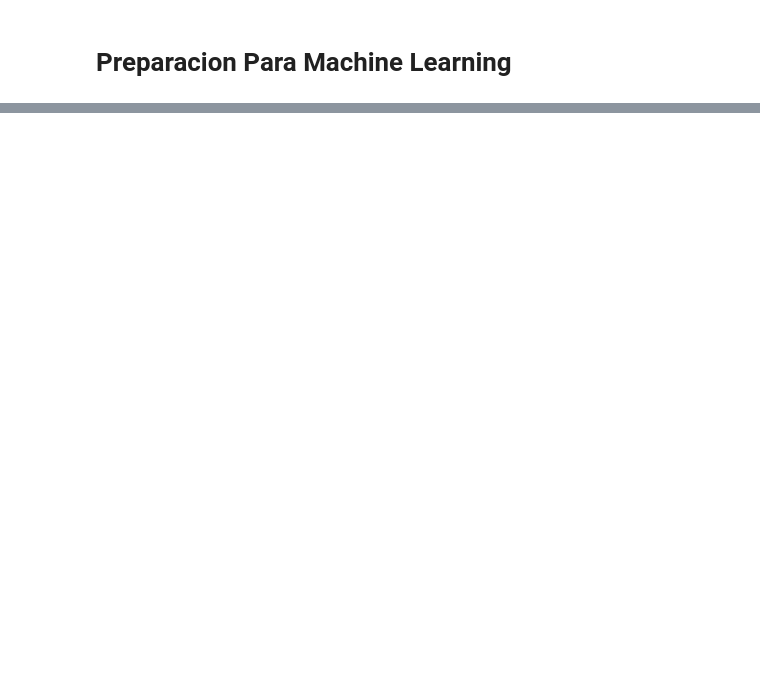
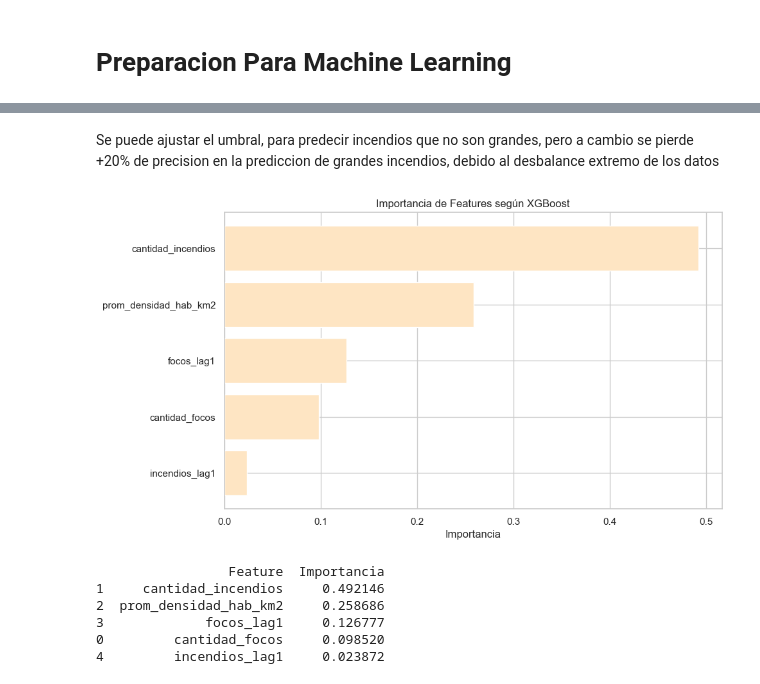
Before and after one commit to FNT138/Analisis_PrediccionIncendiosForestales, a Jupyter notebook: Proy.ipynb, the cells around one changed output, grey strips where cells are left out. Saved outputs shown, nothing was run; the diff lists cells and outputs as text; code cells hidden in the pictures; blank space fills up the shorter version.

```diff
--- a/Proy.ipynb
+++ b/Proy.ipynb
@@ -369,0 +612,20 @@ top3_focos.head(9)
+# %%
+target_bin = 'target_binaria'
+features = df_ml.drop(columns=["jurisdicción", "año", "superficie_afectada", target_bin]).select_dtypes(include=["int64", "float64", "bool"]).columns.tolist()
+
+train = df_ml[df_ml["año"] < 2019]
+test = df_ml[df_ml["año"] >= 2019]
+
+X_train = train[features]
+y_train = train[target_bin]
+X_test = test[features]
+y_test = test[target_bin]
+
+# Eliminar registros con NaN en X o y
+train_mask = y_train.notna() & X_train.notna().all(axis=1)
+X_train = X_train[train_mask]
+y_train = y_train[train_mask]
+
+test_mask = y_test.notna() & X_test.notna().all(axis=1)
+X_test = X_test[test_mask]
+y_test = y_test[test_mask]
@@ -369,0 +768,34 @@ top3_focos.head(9)
+# %% [markdown]
+Se puede ajustar el umbral, para predecir incendios que no son grandes, pero a cambio se pierde +20% de precision en la prediccion de grandes incendios, debido al desbalance extremo de los datos
+# %%
+# Si no tenés el modelo, lo creamos rápidamente:
+# xgb_model = xgb.XGBClassifier(random_state=42)
+# xgb_model.fit(X_train_bal, y_train_bal)
+
+# Importancia de las características
+feature_importance = xgb_model.feature_importances_
+
+# Asociar con nombres de features
+importancia_df = pd.DataFrame({
+    'Feature': X_train.columns,
+    'Importancia': feature_importance
+}).sort_values(by='Importancia', ascending=False)
+
+# Gráfico
+plt.figure(figsize=(10,6))
+plt.barh(importancia_df['Feature'], importancia_df['Importancia'])
+plt.xlabel("Importancia")
+plt.title("Importancia de Features según XGBoost")
+plt.gca().invert_yaxis()
+plt.show()
+
+# También imprimimos el top 10
+print(importancia_df.head(10))
+# %% [output]
+[figure, added]
+                 Feature  Importancia
+1     cantidad_incendios     0.492146
+2  prom_densidad_hab_km2     0.258686
+3             focos_lag1     0.126777
+0         cantidad_focos     0.098520
+4         incendios_lag1     0.023872
```
Also changed, not shown: parts of 46 cells of this notebook, 1 other file.
